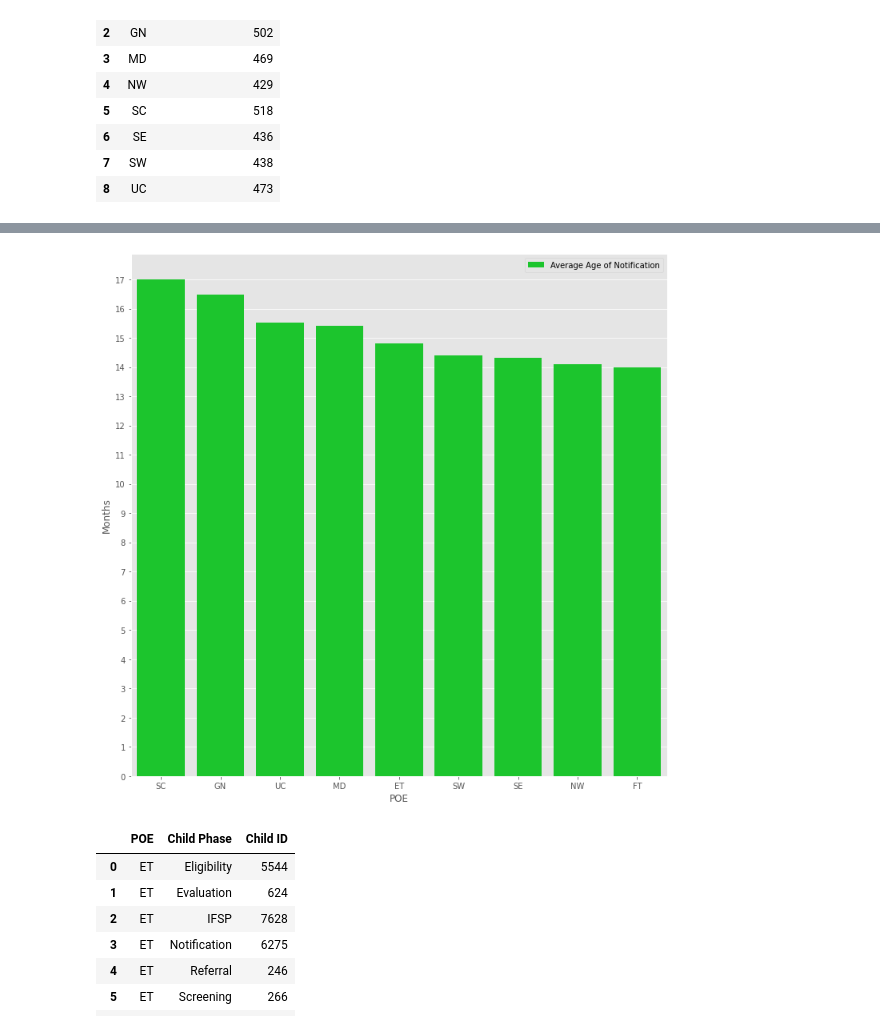
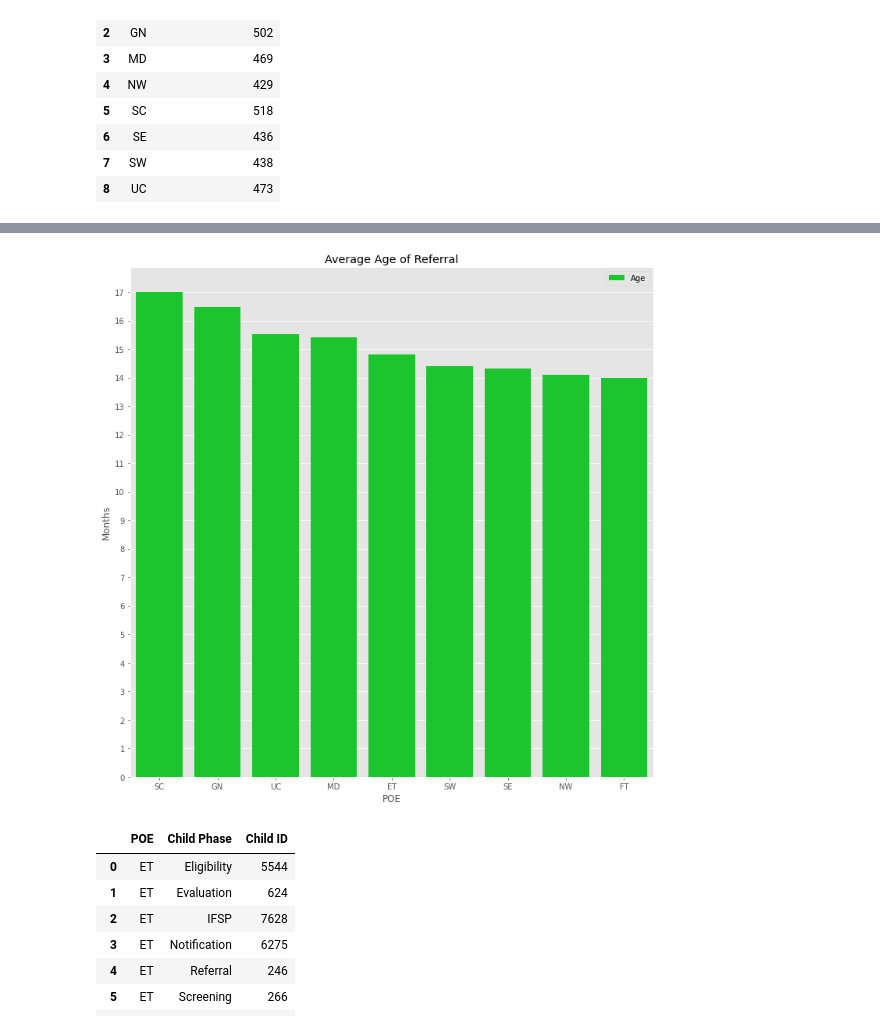
Before and after one commit to NSS-Full-Time-Data-Analytics-7/teis_project-gaston, a Jupyter notebook: notebooks/pick_question_3.ipynb, the cells around one changed output, grey strips where cells are left out. Saved outputs shown, nothing was run; the diff lists cells and outputs as text; code cells hidden in the pictures.

```diff
--- a/notebooks/pick_question_3.ipynb
+++ b/notebooks/pick_question_3.ipynb
@@ -194,16 +203,18 @@ POE_avg_notification_age
 # %%
 fig, ax = plt.subplots(figsize=(12,12))
 
 sns.barplot(x = POE_avg_notification_age.POE, y = POE_avg_notification_age.Avg_age_months,
-            label='Average Age of Notification',
+            label='Age',
             color='#00E117', order=POE_avg_notification_age.sort_values('Avg_age_months',ascending=False)['POE']
            )
+plt.title('Average Age of Referral')
 plt.legend()
 plt.style.use('ggplot')
 plt.ylabel('Months')
-plt.yticks([0,1,2,3,4,5,6,7,8,9,10,11,12,13,14,15,16,17]);
+plt.yticks([0,1,2,3,4,5,6,7,8,9,10,11,12,13,14,15,16,17])
+plt.savefig('Average Age of Referral', transparent=True);
 # %% [output]
-[figure, old version]
+[figure, new version]
 # %%
 IFSP = final_data.groupby(['POE','Child Phase'])['Child ID'].count().to_frame().reset_index()
 IFSP
```
Also changed, not shown: parts of 11 cells of this notebook, 3 other files.
